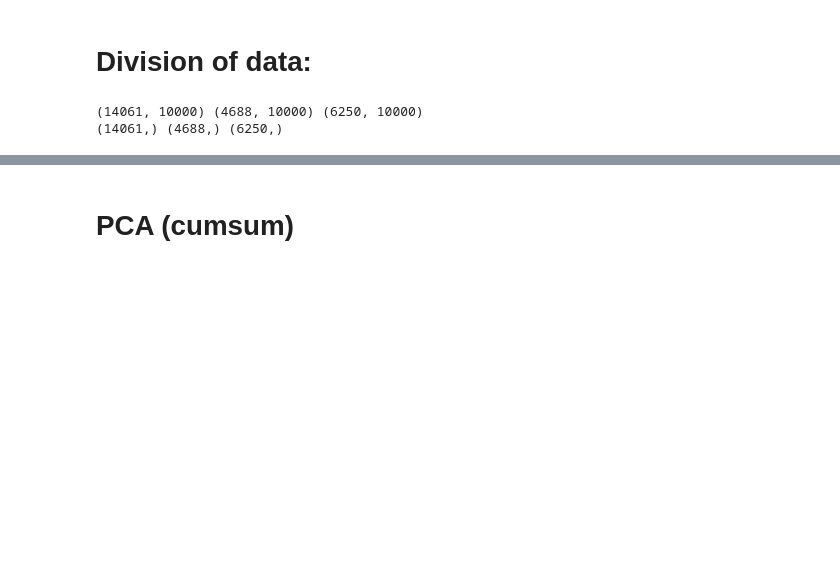
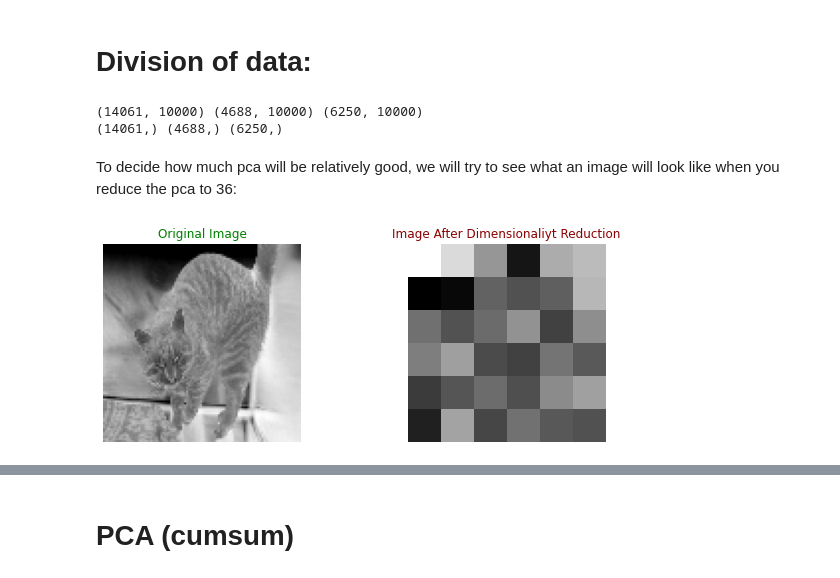
Before and after one commit to TairMazriv/FinalProject, a Jupyter notebook: Dogs vs Cats.ipynb, the cells around one changed output, grey strips where cells are left out. Saved outputs shown, nothing was run; the diff lists cells and outputs as text; code cells hidden in the pictures; blank space fills up the shorter version.

Commit message:
Add files via upload
I added graphs and pictures

```diff
--- a/Dogs vs Cats.ipynb
+++ b/Dogs vs Cats.ipynb
@@ -112,3 +108,23 @@ print(y_train.shape, y_test.shape, Y_Test.shape)
 # %% [output]
 (14061, 10000) (4688, 10000) (6250, 10000)
 (14061,) (4688,) (6250,)
+# %% [markdown]
+To decide how much pca will be relatively good, we will try to see what an image will look like when you reduce the pca to 36:
+# %%
+pca = PCA(n_components=36)
+x_reduced = pca.fit_transform(x_train)
+
+plt.figure(figsize=(10,8))
+
+plt.subplot(2,2,1)
+plt.imshow(x_train.to_numpy()[2246].reshape(100,100) , cmap="gist_yarg")
+plt.title("Original Image" , color="green")
+plt.axis("off")
+
+plt.subplot(2,2,2)
+plt.imshow(x_reduced[2245].reshape(6,6) , cmap="gist_yarg")
+plt.title("Image After Dimensionaliyt Reduction" , color="darkred")
+plt.axis("off")
+plt.show()
+# %% [output]
+[figure, added]
```
Also changed, not shown: parts of 9 cells of this notebook, 1 other file.
